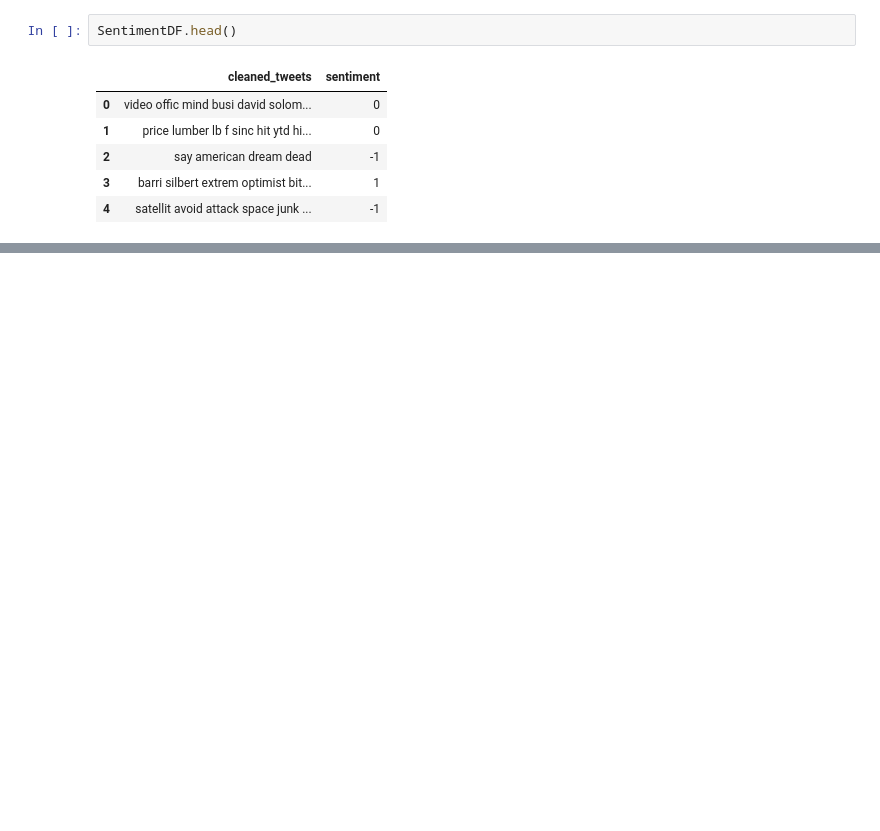
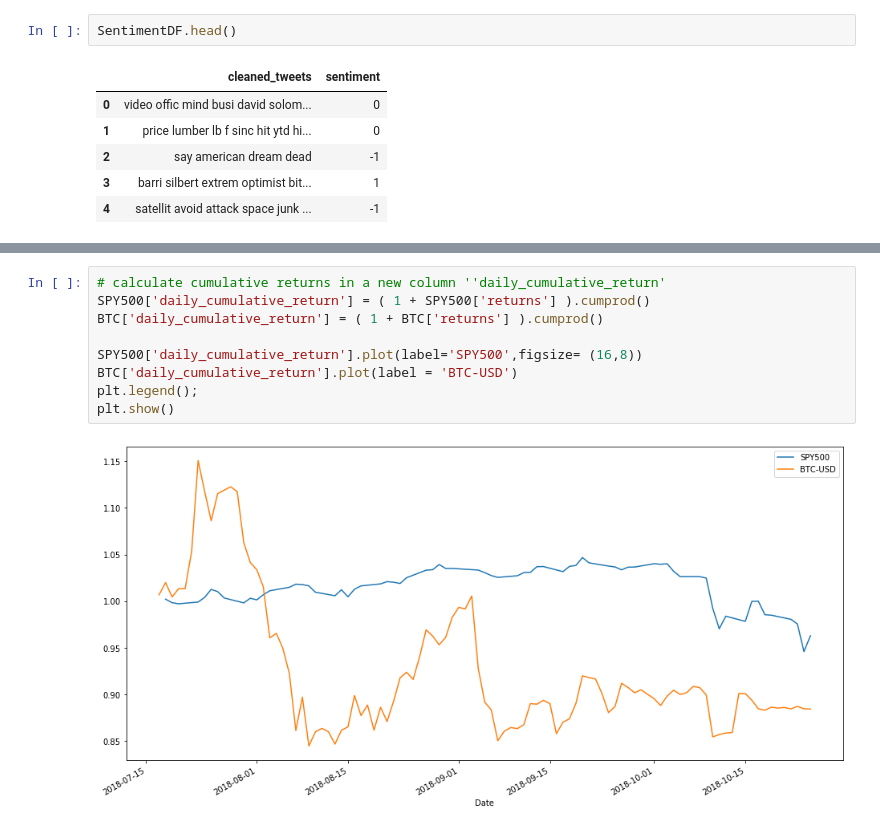
Before and after one commit to danellsworth/danellsworth.github.io, a Jupyter notebook: FinancialAnalysis.ipynb, the cells around one changed output, grey strips where cells are left out. Drawn from its saved outputs; the diff is of its cells as text; blank space fills up the shorter version.

```diff
--- a/FinancialAnalysis.ipynb
+++ b/FinancialAnalysis.ipynb
@@ -43,0 +102,11 @@ StockDF.merge(SentimentDF, how='inner', left_index = True, right_index=True)
+# %%
+# calculate cumulative returns in a new column ''daily_cumulative_return'
+SPY500['daily_cumulative_return'] = ( 1 + SPY500['returns'] ).cumprod()
+BTC['daily_cumulative_return'] = ( 1 + BTC['returns'] ).cumprod()
+
+SPY500['daily_cumulative_return'].plot(label='SPY500',figsize= (16,8))
+BTC['daily_cumulative_return'].plot(label = 'BTC-USD')
+plt.legend();
+plt.show()
+# %% [output]
+[figure, added]
```
Also changed, not shown: parts of 12 cells of this notebook, 5 other files.
